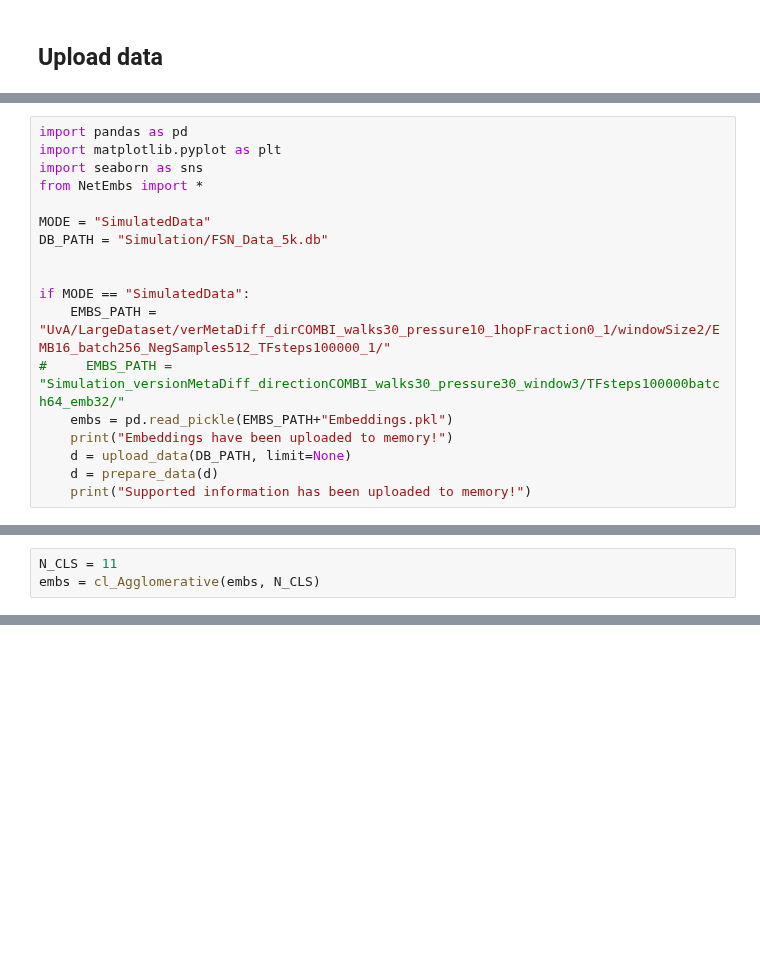
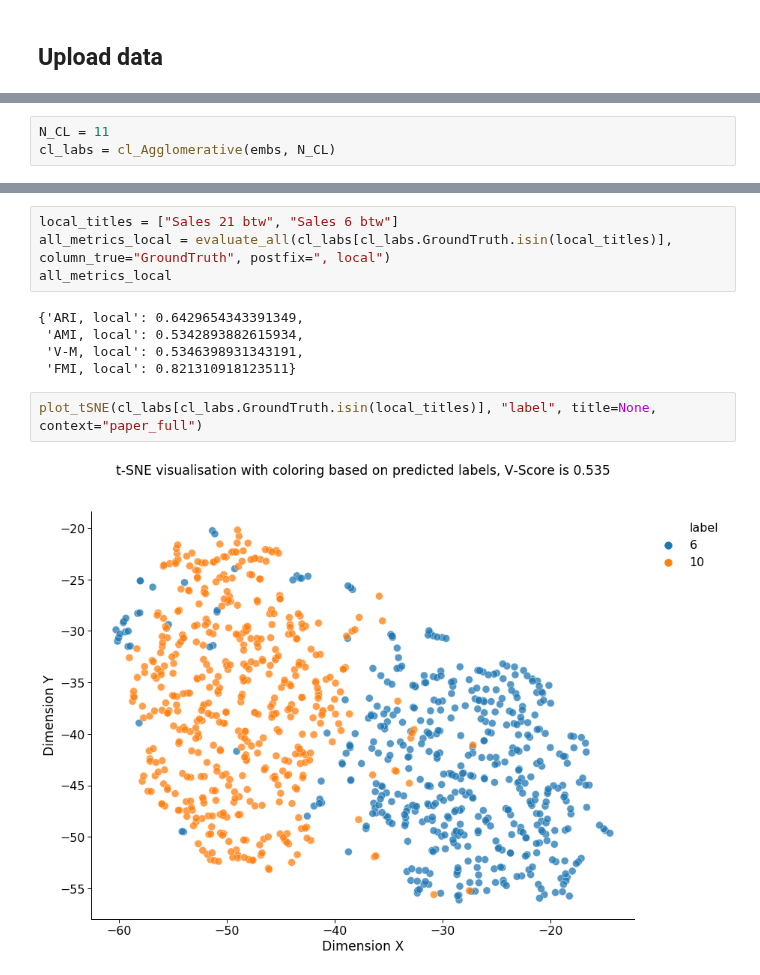
Before and after one commit to AlexWorldD/NetEmbs, a Jupyter notebook: Sensitivity analysis.ipynb, the cells around one changed output, grey strips where cells are left out. Saved outputs shown, nothing was run; the diff lists cells and outputs as text; blank space fills up the shorter version.

```diff
--- a/Sensitivity analysis.ipynb
+++ b/Sensitivity analysis.ipynb
@@ -303,18 +55,0 @@ sum(d.groupby("ID").apply(lambda df: min(df.Credit.max(), df.Debit.max()))==0.0)
-# %%
-import pandas as pd
-import matplotlib.pyplot as plt
-import seaborn as sns
-from NetEmbs import *
-
-MODE = "SimulatedData"
-DB_PATH = "Simulation/FSN_Data_5k.db"
-
-
-if MODE == "SimulatedData":
-    EMBS_PATH = "UvA/LargeDataset/verMetaDiff_dirCOMBI_walks30_pressure10_1hopFraction0_1/windowSize2/EMB16_batch256_NegSamples512_TFsteps100000_1/"
-#     EMBS_PATH = "Simulation_versionMetaDiff_directionCOMBI_walks30_pressure30_window3/TFsteps100000batch64_emb32/"
-    embs = pd.read_pickle(EMBS_PATH+"Embeddings.pkl")
-    print("Embeddings have been uploaded to memory!")
-    d = upload_data(DB_PATH, limit=None)
-    d = prepare_data(d)
-    print("Supported information has been uploaded to memory!")
@@ -325,3 +55,0 @@ Supported information has been uploaded to memory!
-# %%
-N_CLS = 11
-embs = cl_Agglomerative(embs, N_CLS)
@@ -381,0 +98,3 @@ dict(zip(embs.GroundTruth.unique(), embs.GroundTruth.unique()))
+# %%
+N_CL = 11
+cl_labs = cl_Agglomerative(embs, N_CL)
@@ -381,0 +113,13 @@ dict(zip(embs.GroundTruth.unique(), embs.GroundTruth.unique()))
+# %%
+local_titles = ["Sales 21 btw", "Sales 6 btw"]
+all_metrics_local = evaluate_all(cl_labs[cl_labs.GroundTruth.isin(local_titles)], column_true="GroundTruth", postfix=", local")
+all_metrics_local
+# %% [output]
+{'ARI, local': 0.6429654343391349,
+ 'AMI, local': 0.5342893882615934,
+ 'V-M, local': 0.5346398931343191,
+ 'FMI, local': 0.821310918123511}
+# %%
+plot_tSNE(cl_labs[cl_labs.GroundTruth.isin(local_titles)], "label", title=None, context="paper_full")
+# %% [output]
+[figure, added]
```
Also changed, not shown: parts of 40 cells of this notebook, 23 other files.
